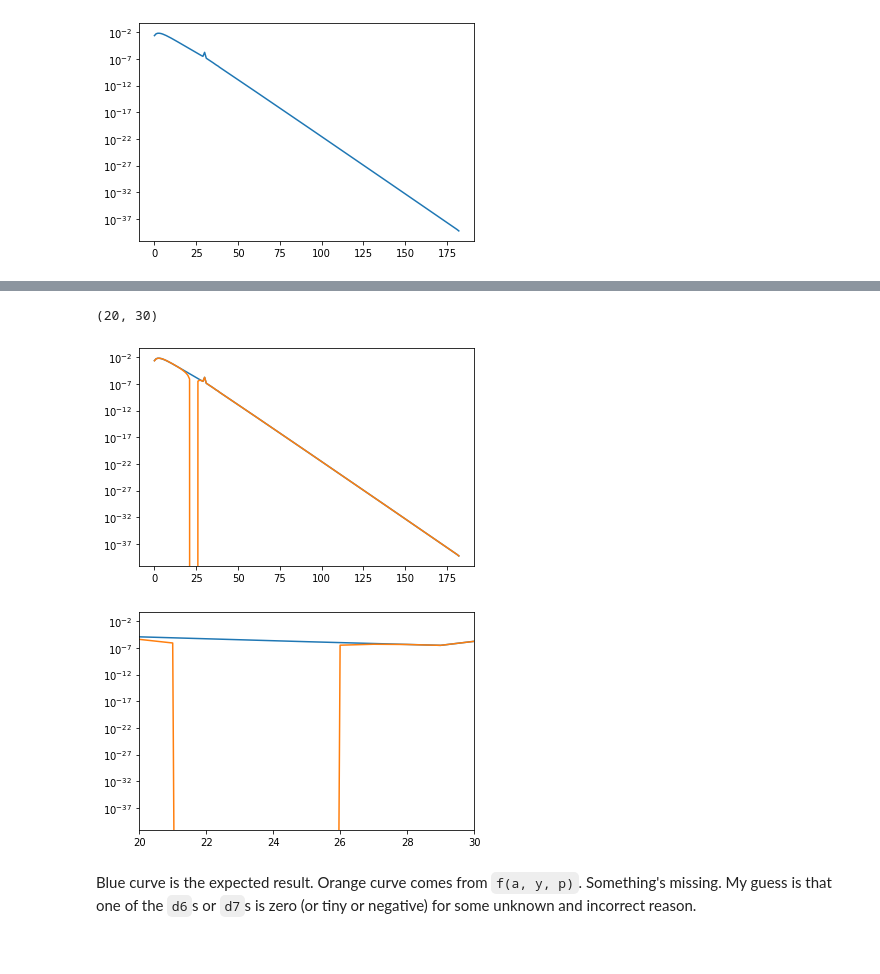
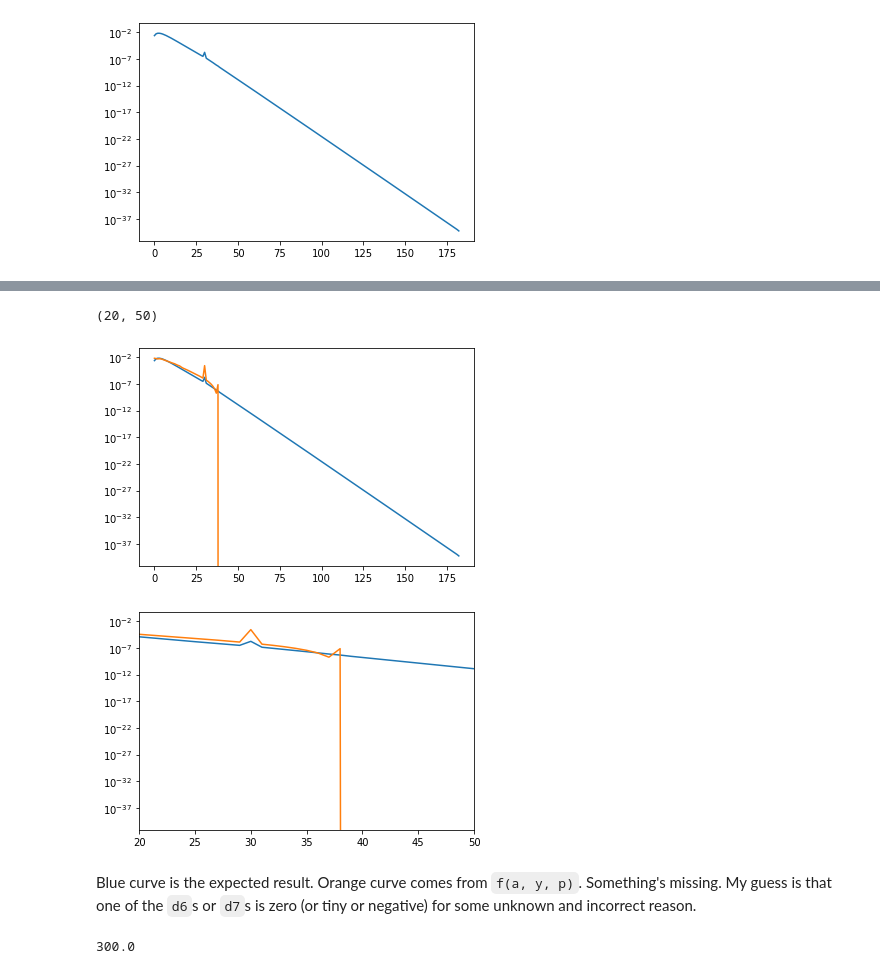
Before and after one commit to nuLABatUSD/scatter_sterile_decay, a Jupyter notebook: check.ipynb, the cells around one changed output, grey strips where cells are left out. Saved outputs shown, nothing was run; the diff lists cells and outputs as text; code cells hidden in the pictures.

```diff
--- a/check.ipynb
+++ b/check.ipynb
@@ -270,7 +270,7 @@ def C_ve(p_array, Tcm, T, f,A_model,n_model):
 
 def Gammamua(a,b): #for both electron neutrinos and muon neutrinos for decay types III and IV
     if a>co.Enumax:
-        print('skip')
+        #print('skip')
         return 0
     constant = 8*co.Gf*(co.mu**2)/(16*np.pi**3)
     part_b1 = (-1/4)*(co.me**4)*co.mu*np.log(abs(2*b-co.mu))
@@ -392,7 +392,7 @@ def f(a,y,p): #y is a vector with length 102 for now, y[-2] is temp and y[-1] is
         eps = e_array[i]
         coefficient = (2*np.pi**2)/(eps**2*Tcm**2*a**3)
         Gam_mua = Gammamua((eps*Tcm)/(gammapi7*(1+v7)),min(co.Enumax,(eps*Tcm)/(gammapi7*(1-v7))))
-        print(Gam_mua)
+        #print(Gam_mua)
         d2 = (decay2(ms,mixangle)*diracdelta((eps*Tcm),E_B2,i,e_array*Tcm)*nH(time,Tcm,tao,D)*a**3)*dtda
         d5 = (decay5(ms,mixangle)*diracdelta((eps*Tcm),E_B5,i,e_array*Tcm)*nH(time,Tcm,tao,D)*a**3)*dtda
         d6 = .5*(decay6(ms,mixangle)*diracdelta2((eps*Tcm),E_B6min,E_B6max,E_B6,gammapi6,v6,i,e_array*Tcm)*nH(time,Tcm,tao,D)*a**3)*dtda
@@ -406,7 +406,8 @@ def f(a,y,p): #y is a vector with length 102 for now, y[-2] is temp and y[-1] is
         #print(d7c)
         #print(d7a+d7b+d7c)
         #d6 = d6b = d7a = d7b = d7c = 0
-        d_array[i] = coefficient*(d2+d5+d6+d6b+d7a+d7b+d7c) + c[i]#neutrinos only, antineutrinos not included
+        d_array[i] = coefficient*(d2+d5+d6+d6b+d7a+d7b+d7c) #+ c[i]#neutrinos only, antineutrinos not included
+        #print(c[i])
 
     df_array = d_array[:-2]*e_array**3/(2*np.pi**2)
     dQda_part1 = ms*nH(time,Tcm,tao,D)*a**3*dtda/tH(ms,mixangle)
@@ -459,14 +442,18 @@ skip
 # %%
 plt.figure()
 plt.semilogy(real[1][1:-2])
 plt.semilogy(check[1:-2])
 plt.figure()
 plt.semilogy(real[1][1:-2])
 plt.semilogy(check[1:-2])
-plt.xlim(20,30)
+plt.xlim(20,50)
 # %% [output]
-(20, 30)
+(20, 50)
-[figure, old version]
+[figure, new version]
-[figure, old version]
+[figure, new version]
 # %% [markdown]
 Blue curve is the expected result.  Orange curve comes from ``f(a, y, p)``.  Something's missing.  My guess is that one of the ``d6``s or ``d7``s is zero (or tiny or negative) for some unknown and incorrect reason.
+# %%
+print(aaa['ms'])
+# %% [output]
+300.0
```
Also changed, not shown: parts of 1 cell of this notebook, 3 other files.
